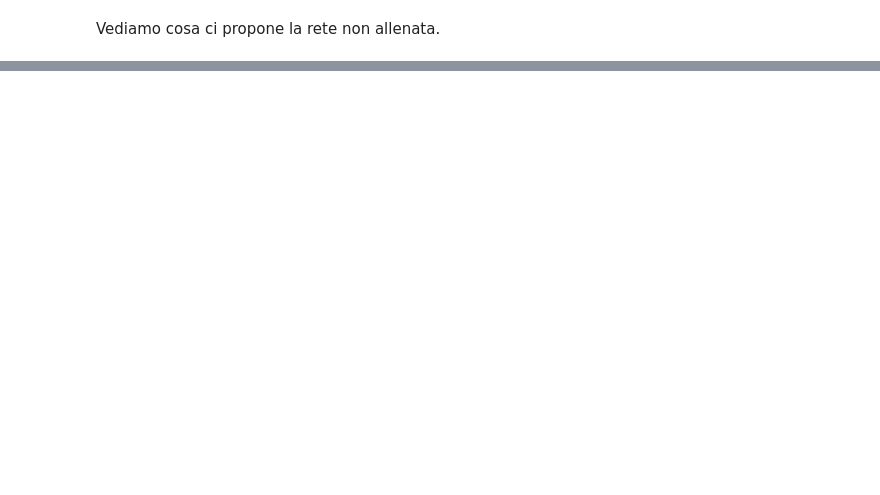
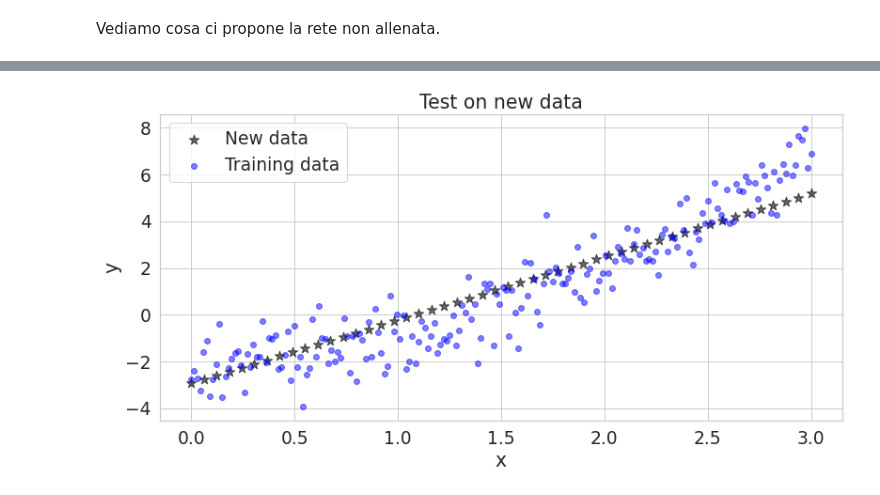
Before and after one commit to MatteoRobbiati/DeepLearning, a Jupyter notebook: Lab_03/Ex03.ipynb, the cells around one changed output, grey strips where cells are left out. Cells and saved outputs as stored; diff of their text form; code cells hidden in the pictures; blank space fills up the shorter version.

```diff
--- a/Lab_03/Ex03.ipynb
+++ b/Lab_03/Ex03.ipynb
@@ -411,0 +491,14 @@ plt.show()
+# %%
+x_new = np.linspace(0,3,50)
+y_new = model.predict(x_new)
+# %%
+plt.figure(figsize=(13,6))
+plt.title('Test on new data')
+plt.scatter(x_new, y_new, label='New data', color='black', marker='*', s=120, alpha=0.6)
+plt.scatter(df['x_train'], df['y_train'], label='Training data', color='blue', alpha=0.5)
+plt.xlabel('x')
+plt.ylabel('y')
+plt.legend()
+plt.show()
+# %% [output]
+[figure, added]
```
Also changed, not shown: parts of 19 cells of this notebook, 1 other file.
